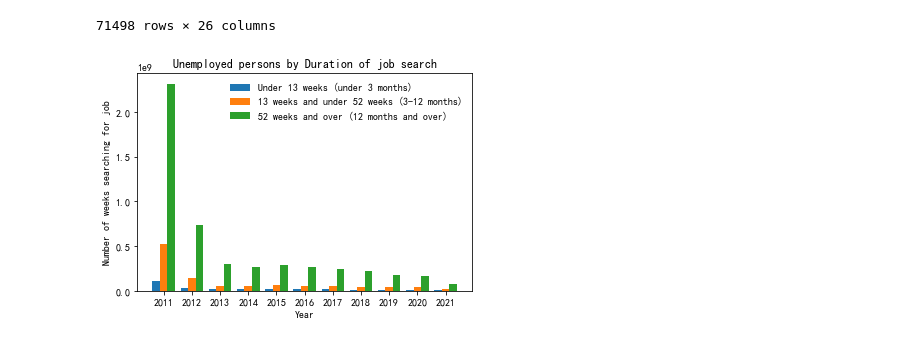
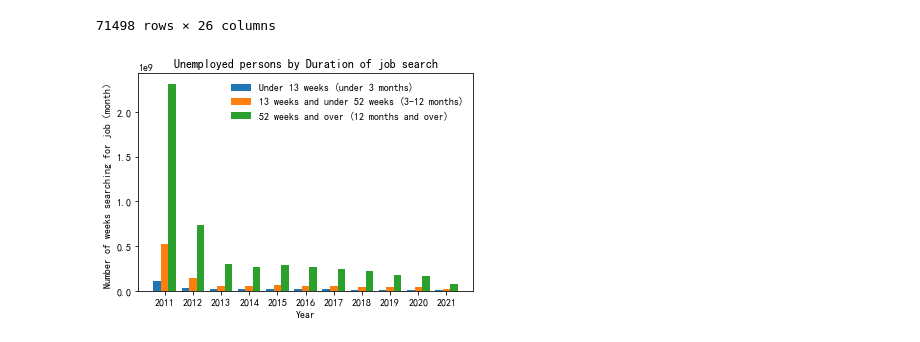
Before and after one commit to JIngzhiKao/data_project, a Jupyter notebook: final presentation.ipynb, the cells around one changed output. Drawn from its saved outputs; the diff is of its cells as text; code cells hidden in the pictures.

```diff
--- a/final presentation.ipynb
+++ b/final presentation.ipynb
@@ -354,23 +365,23 @@ name = ['Under 13 weeks (under 3 months)','13 weeks and under 52 weeks (3-12 mon
 # %%
 x = np.arange(len(years)) * tick_step
 #  group_num is number of group data（amount of colume）
 group_num = len(datas)
 # group_width is width of colume，group_gap is distancce of gap between colume
 group_width = tick_step - group_gap
 # bar_span is gap between each colume groups in x-axis, it's sum of width and gap
 bar_span = group_width / group_num
 # bar_width is actural width of colume
 bar_width = bar_span - bar_gap
 # built columns
 for index, y in enumerate(datas):
     plt.bar(x + index*bar_span, y, bar_width,label=name[index])
-plt.ylabel('Number of weeks searching for job')
+plt.ylabel('Number of weeks searching for job（month）')
 plt.title('Unemployed persons by Duration of job search')
 # Ticks is the position of the new x axis calibration label, namely the center position on the X axis of each group of columns
 ticks = x + (group_width - bar_span) / 2
 plt.xticks(ticks, years)
 plt.legend(loc='best',frameon=False)  # Set the legend location
 plt.xlabel('Year')
 plt.show()
 # %% [output]
-[figure, old version]
+[figure, new version]
```
Also changed, not shown: parts of 4 cells of this notebook.
